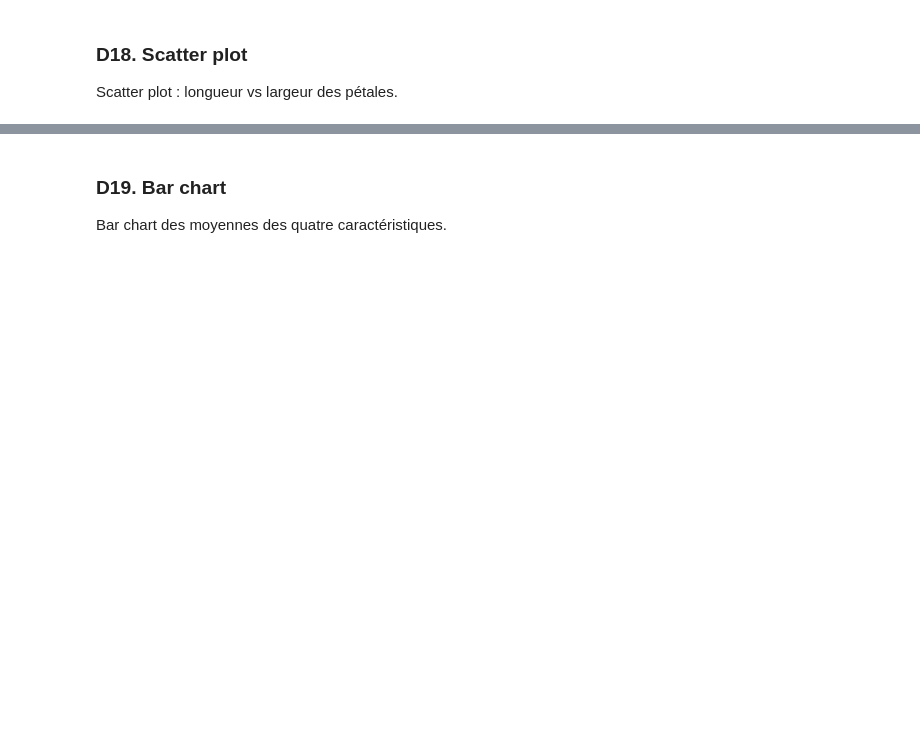
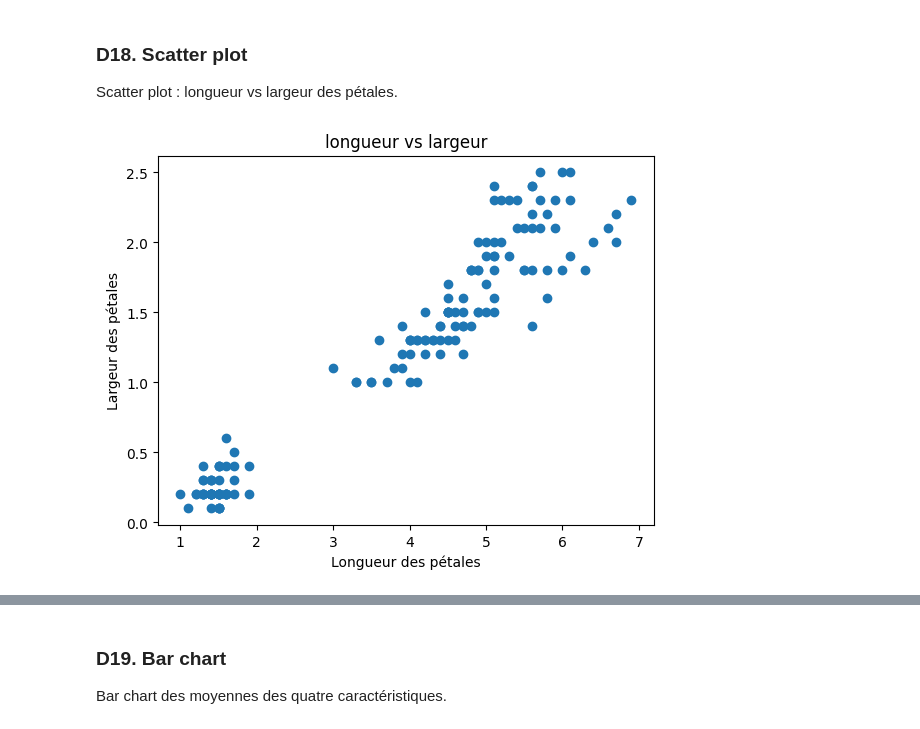
Before and after one commit to USMS-FPK-IA-GI-2025/controle-01-numpy-and-matplotlib-iris-Laylaouyoussef68, a Jupyter notebook: notebooks/controle_numpy_matplotlib.ipynb, the cells around one changed output, grey strips where cells are left out. Drawn from its saved outputs; the diff is of its cells as text; code cells hidden in the pictures; blank space fills up the shorter version.

```diff
--- a/notebooks/controle_numpy_matplotlib.ipynb
+++ b/notebooks/controle_numpy_matplotlib.ipynb
@@ -401,0 +409,9 @@ Scatter plot : longueur vs largeur des pétales.
+# %%
+plt.figure()
+plt.scatter(features[:,2],features[:,3])
+plt.xlabel("Longueur des pétales")
+plt.ylabel("Largeur des pétales")
+plt.title("longueur vs largeur")
+plt.show()
+# %% [output]
+[figure, added]
```
Also changed, not shown: parts of 43 cells of this notebook.
